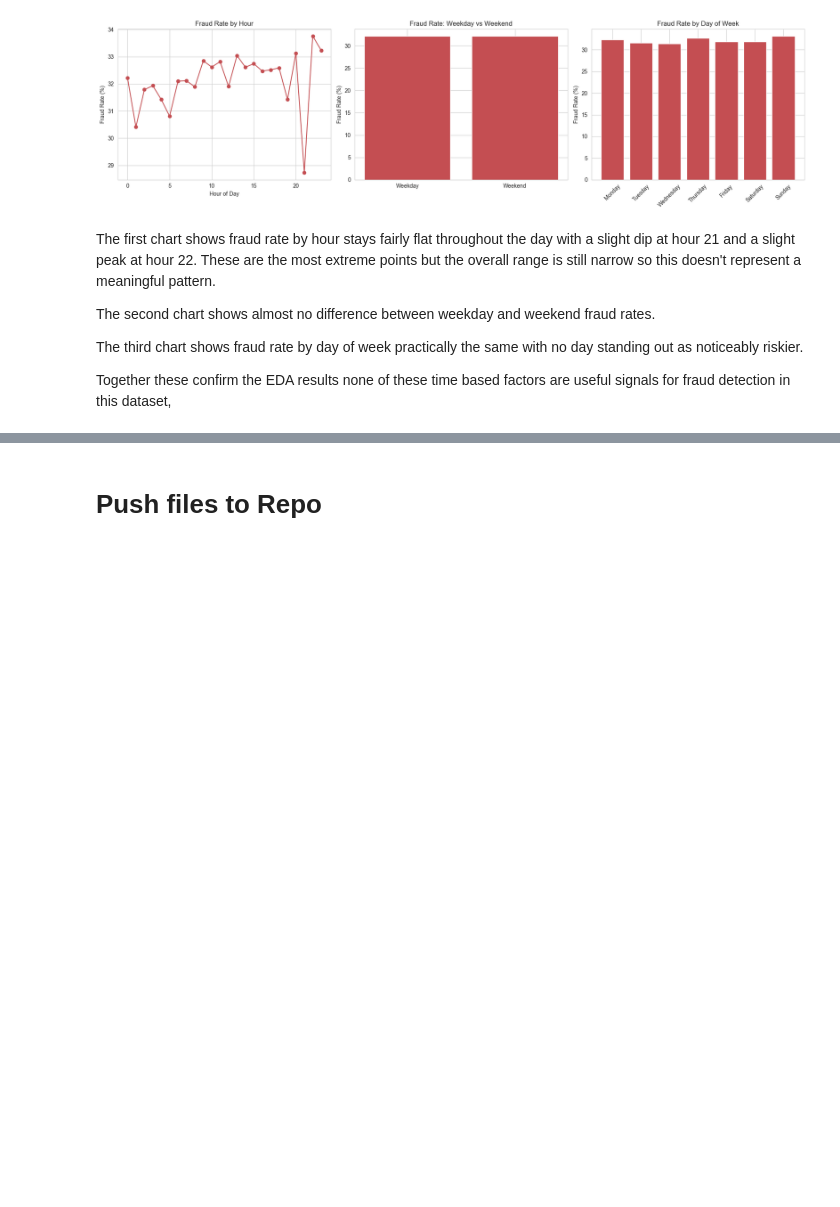
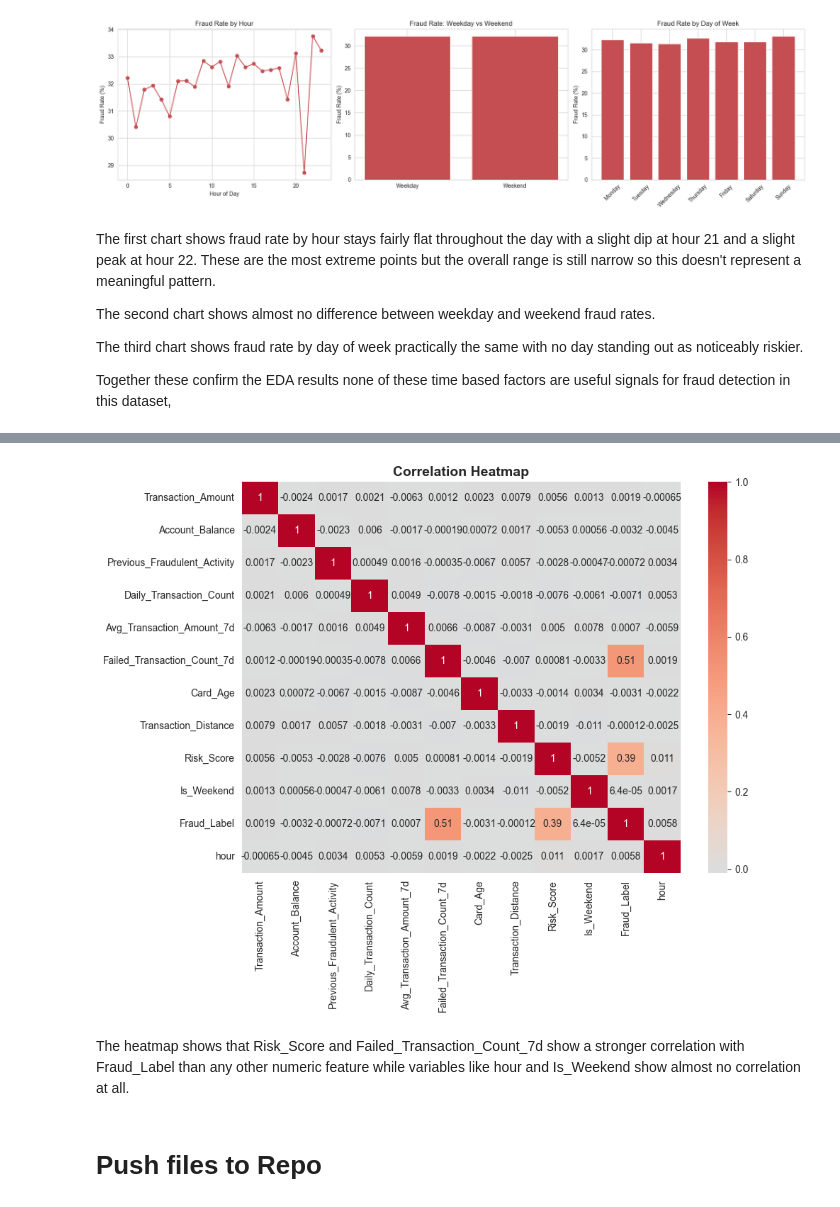
Before and after one commit to navmann99/Fraud-Analysis, a Jupyter notebook: jupyter_notebooks/03-DataVisualisation.ipynb, the cells around one changed output, grey strips where cells are left out. Drawn from its saved outputs; the diff is of its cells as text; code cells hidden in the pictures; blank space fills up the shorter version.

Commit message:
heatmap

```diff
--- a/jupyter_notebooks/03-DataVisualisation.ipynb
+++ b/jupyter_notebooks/03-DataVisualisation.ipynb
@@ -246,0 +251,4 @@ Together these confirm the EDA results none of these time based factors are usef
+# %%
+numeric_df = df.select_dtypes(include=['int64', 'float64'])
+correlation = numeric_df.corr()['Fraud_Label'].sort_values(ascending=False)
+correlation
@@ -247,3 +269,14 @@ Together these confirm the EDA results none of these time based factors are usef
+# %%
+fig, ax = plt.subplots(figsize=(10, 8))
+sns.heatmap(numeric_df.corr(), annot=True, cmap='coolwarm', center=0, ax=ax)
+ax.set_title('Correlation Heatmap', fontsize=14, fontweight='bold')
+plt.tight_layout()
+
+plt.show()
+# %% [output]
+[figure, added]
+# %% [markdown]
+The heatmap shows that Risk_Score and Failed_Transaction_Count_7d show a stronger correlation with Fraud_Label than any other numeric feature while variables like hour and Is_Weekend show almost no correlation at all.
 # %% [markdown]
 # Push files to Repo
 # %% [markdown]
```
Also changed, not shown: parts of 2 cells of this notebook.
